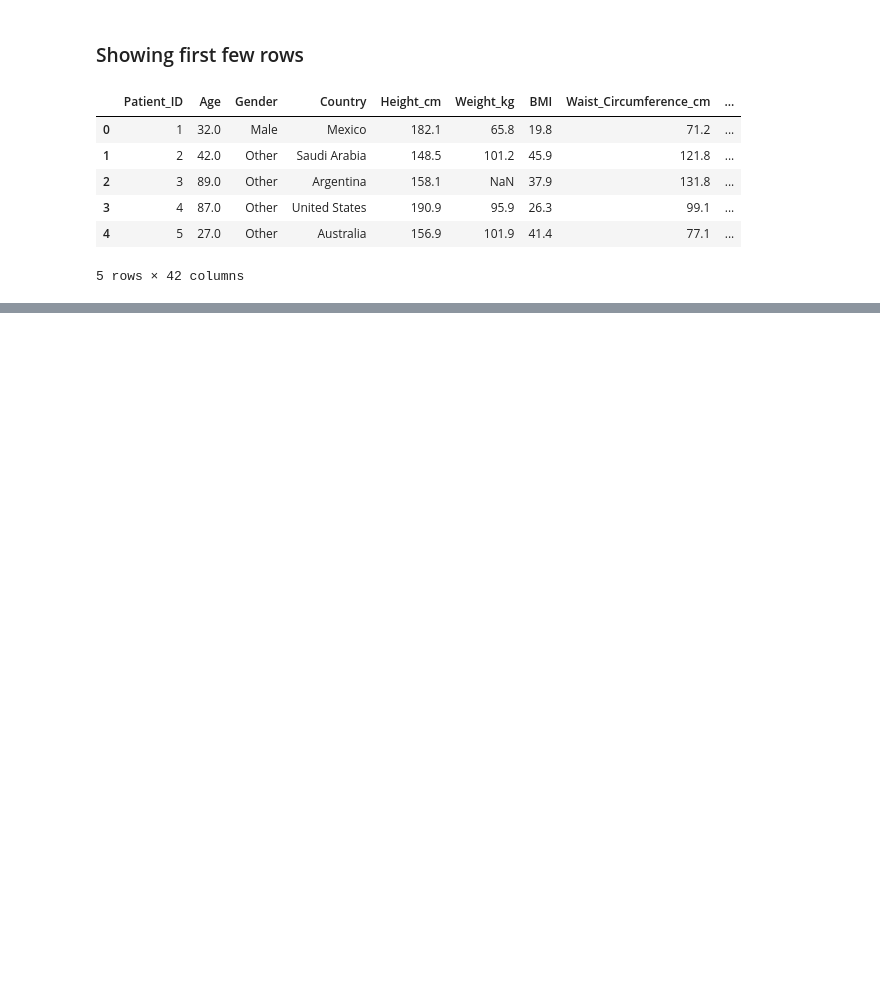
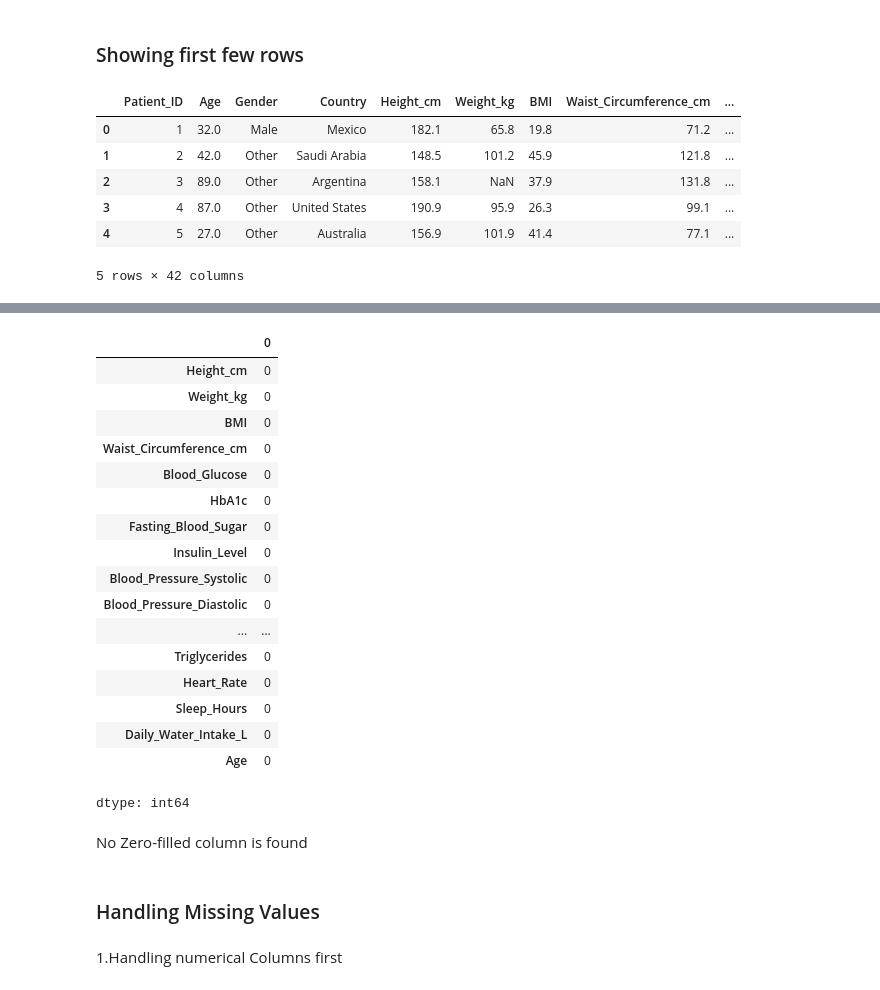
Before and after one commit to mdzubayereashraf/Ostad-AI-Engineering-Course-Assignments, a Jupyter notebook: Assignmen_No_11(Diabetes_Prediction).ipynb, the cells around one changed output, grey strips where cells are left out. Cells and saved outputs as stored; diff of their text form; code cells hidden in the pictures; blank space fills up the shorter version.

```diff
--- a/Assignmen_No_11(Diabetes_Prediction).ipynb
+++ b/Assignmen_No_11(Diabetes_Prediction).ipynb
@@ -45,0 +129,30 @@ df.head()
+# %%
+zero_as_missing = ["Height_cm","Weight_kg","BMI","Waist_Circumference_cm","Blood_Glucose","HbA1c","Fasting_Blood_Sugar","Insulin_Level","Blood_Pressure_Systolic",
+                   "Blood_Pressure_Diastolic","Total_Cholesterol","HDL","LDL","Triglycerides", "Heart_Rate","Sleep_Hours","Daily_Water_Intake_L","Age"]
+# %%
+df[zero_as_missing].eq(0).sum()
+# %% [output]
+|  | 0 |
+| Height_cm | 0 |
+| Weight_kg | 0 |
+| BMI | 0 |
+| Waist_Circumference_cm | 0 |
+| Blood_Glucose | 0 |
+| HbA1c | 0 |
+| Fasting_Blood_Sugar | 0 |
+| Insulin_Level | 0 |
+| Blood_Pressure_Systolic | 0 |
+| Blood_Pressure_Diastolic | 0 |
+| ... | ... |
+| Triglycerides | 0 |
+| Heart_Rate | 0 |
+| Sleep_Hours | 0 |
+| Daily_Water_Intake_L | 0 |
+| Age | 0 |
+dtype: int64
+# %% [markdown]
+No Zero-filled column is found
+# %% [markdown]
+### Handling Missing Values
+# %% [markdown]
+1.Handling numerical Columns first
```
Also changed, not shown: parts of 22 cells of this notebook.
